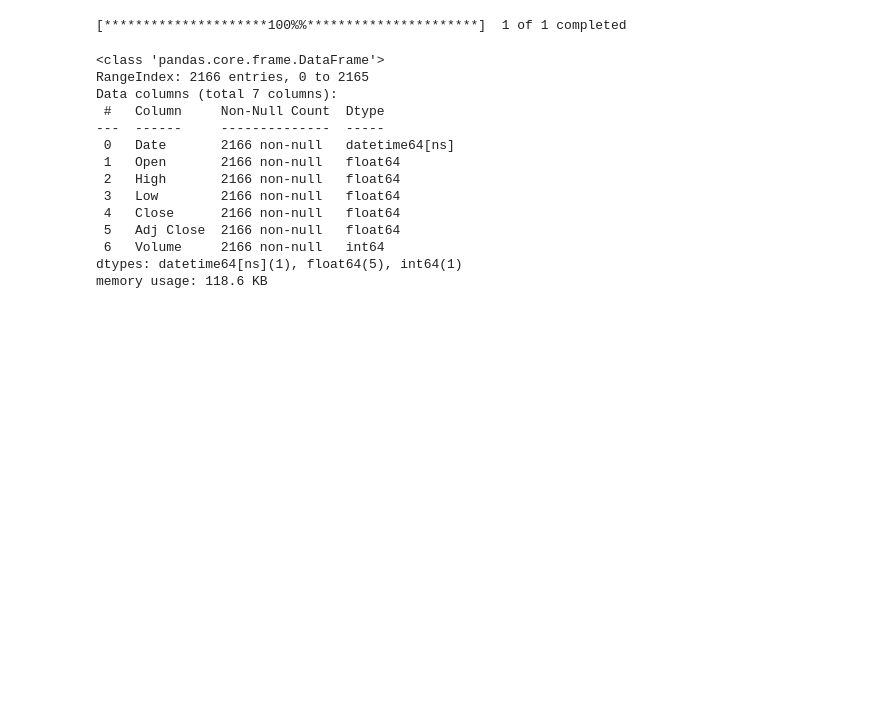
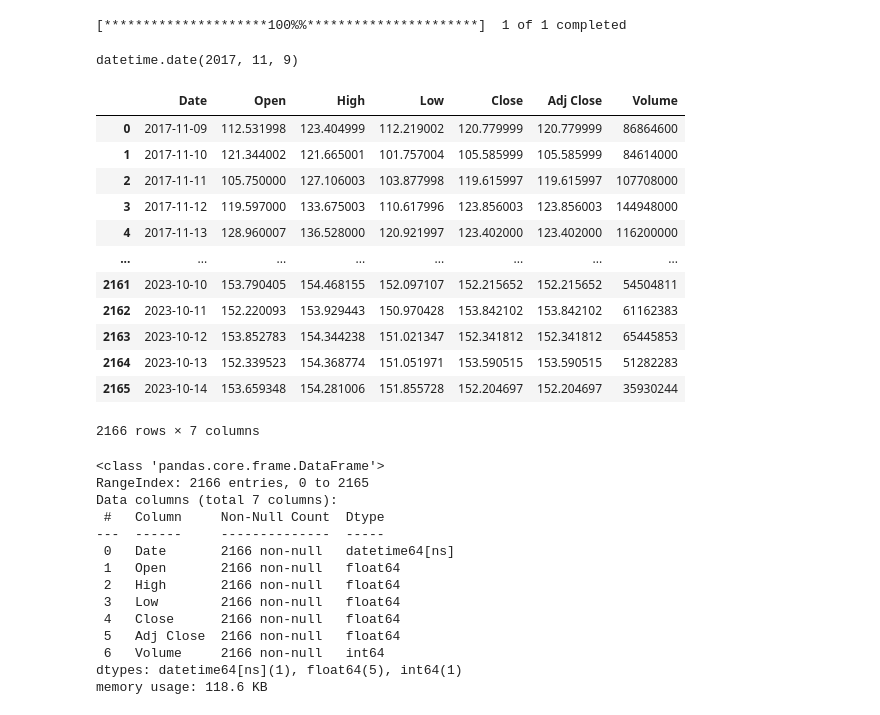
Before and after one commit to abariow/crypto-market-analysis, a Jupyter notebook: Q3_mohnz.ipynb, the cells around one changed output. Saved outputs shown, nothing was run; the diff lists cells and outputs as text; code cells hidden in the pictures; blank space fills up the shorter version.

```diff
--- a/Q3_mohnz.ipynb
+++ b/Q3_mohnz.ipynb
@@ -17,3 +19,23 @@ df = yf.download(tickers = "XMR-USD",
 df.reset_index(inplace=True)
 # %% [output]
 [*********************100%%**********************]  1 of 1 completed
+# %%
+df['Date'].min().date()
+# %% [output]
+datetime.date(2017, 11, 9)
+# %%
+df
+# %% [output]
+|  | Date | Open | High | Low | Close | Adj Close | Volume |
+| 0 | 2017-11-09 | 112.531998 | 123.404999 | 112.219002 | 120.779999 | 120.779999 | 86864600 |
+| 1 | 2017-11-10 | 121.344002 | 121.665001 | 101.757004 | 105.585999 | 105.585999 | 84614000 |
+| 2 | 2017-11-11 | 105.750000 | 127.106003 | 103.877998 | 119.615997 | 119.615997 | 107708000 |
+| 3 | 2017-11-12 | 119.597000 | 133.675003 | 110.617996 | 123.856003 | 123.856003 | 144948000 |
+| 4 | 2017-11-13 | 128.960007 | 136.528000 | 120.921997 | 123.402000 | 123.402000 | 116200000 |
+| ... | ... | ... | ... | ... | ... | ... | ... |
+| 2161 | 2023-10-10 | 153.790405 | 154.468155 | 152.097107 | 152.215652 | 152.215652 | 54504811 |
+| 2162 | 2023-10-11 | 152.220093 | 153.929443 | 150.970428 | 153.842102 | 153.842102 | 61162383 |
+| 2163 | 2023-10-12 | 153.852783 | 154.344238 | 151.021347 | 152.341812 | 152.341812 | 65445853 |
+| 2164 | 2023-10-13 | 152.339523 | 154.368774 | 151.051971 | 153.590515 | 153.590515 | 51282283 |
+| 2165 | 2023-10-14 | 153.659348 | 154.281006 | 151.855728 | 152.204697 | 152.204697 | 35930244 |
+2166 rows × 7 columns
```
Also changed, not shown: parts of 2 cells of this notebook.
